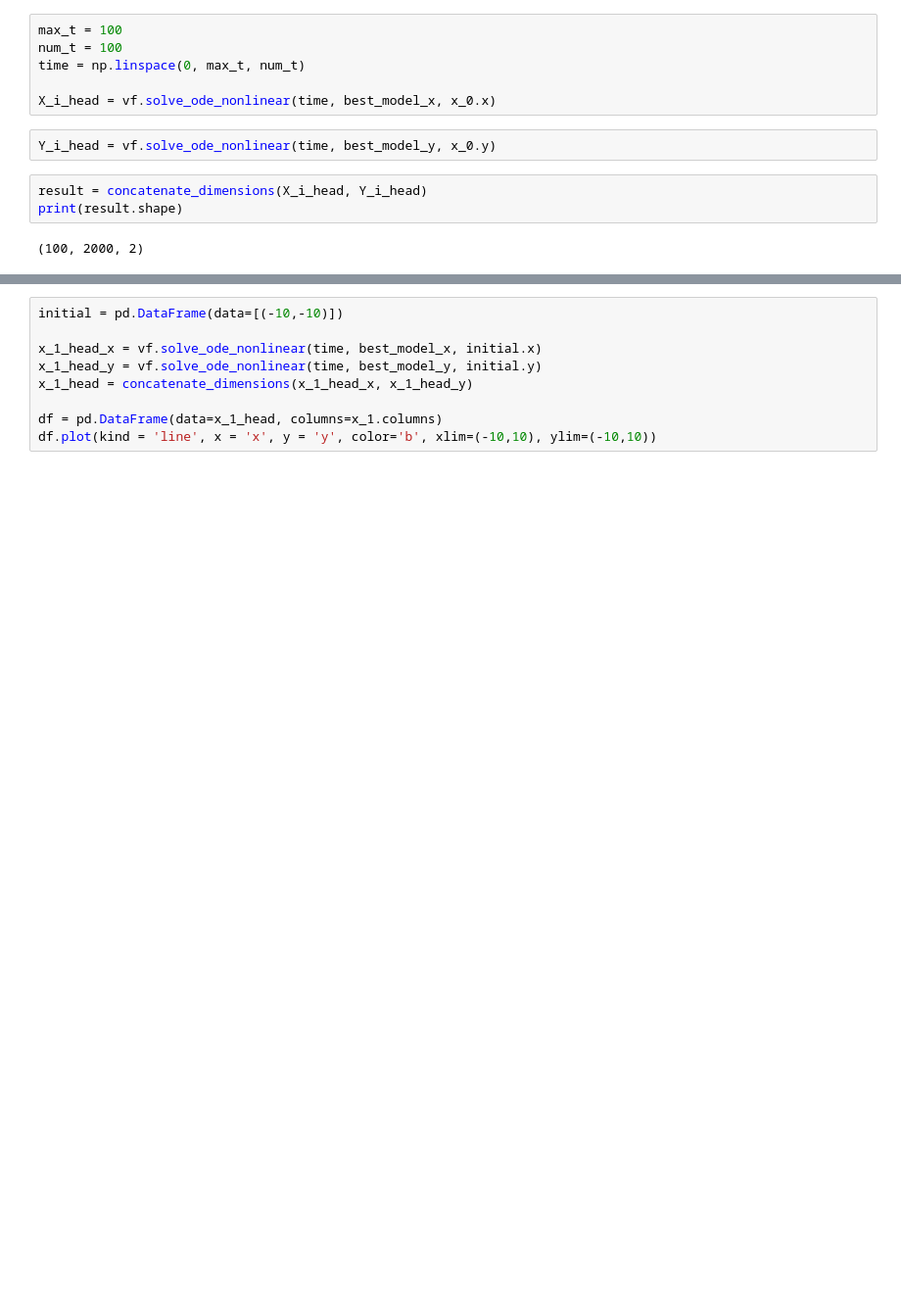
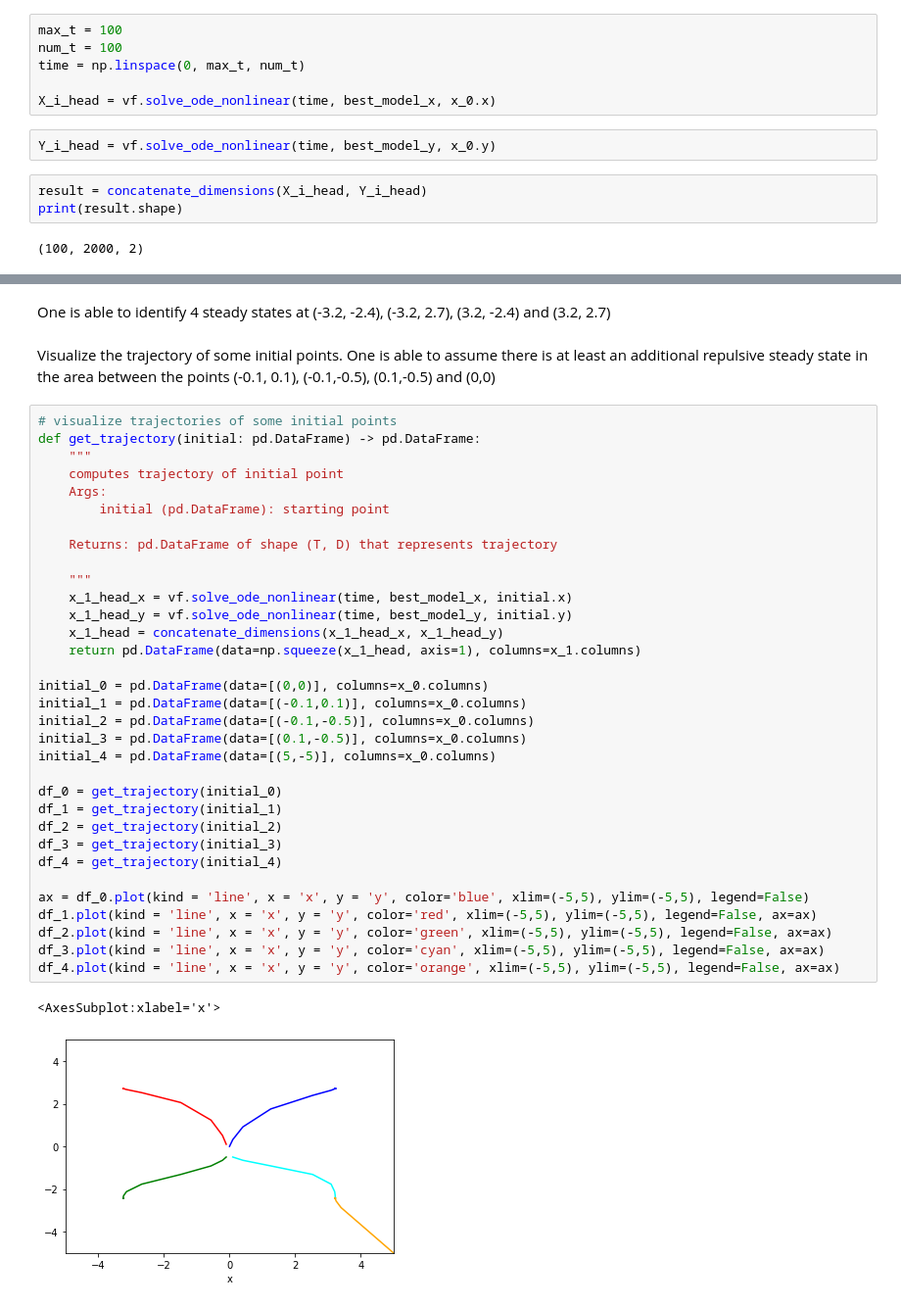
Before and after one commit to sonmikrafft-uni-MLCMS/ex5, a Jupyter notebook: task_3.ipynb, the cells around one changed output, grey strips where cells are left out. Shown at 98% size. Saved outputs shown, nothing was run; the diff lists cells and outputs as text; blank space fills up the shorter version.

Commit message:
fix bugs and add trajectories of points

```diff
--- a/task_3.ipynb
+++ b/task_3.ipynb
@@ -211,9 +215,40 @@ df.plot(kind = 'scatter', x = 'x', y = 'y', color='b', xlim=(-10, 10), ylim=(-10
-# %%
-initial = pd.DataFrame(data=[(-10,-10)])
-
-x_1_head_x = vf.solve_ode_nonlinear(time, best_model_x, initial.x)
-x_1_head_y = vf.solve_ode_nonlinear(time, best_model_y, initial.y)
-x_1_head = concatenate_dimensions(x_1_head_x, x_1_head_y)
-
-df = pd.DataFrame(data=x_1_head, columns=x_1.columns)
-df.plot(kind = 'line', x = 'x', y = 'y', color='b', xlim=(-10,10), ylim=(-10,10))
+# %% [markdown]
+One is able to identify 4 steady states at (-3.2, -2.4), (-3.2, 2.7), (3.2, -2.4) and (3.2, 2.7)
+# %% [markdown]
+Visualize the trajectory of some initial points. One is able to assume there is at least an additional repulsive steady state in the area between the points (-0.1, 0.1), (-0.1,-0.5), (0.1,-0.5) and (0,0)
+# %%
+# visualize trajectories of some initial points
+def get_trajectory(initial: pd.DataFrame) -> pd.DataFrame:
+    """
+    computes trajectory of initial point
+    Args:
+        initial (pd.DataFrame): starting point
+
+    Returns: pd.DataFrame of shape (T, D) that represents trajectory
+
+    """
+    x_1_head_x = vf.solve_ode_nonlinear(time, best_model_x, initial.x)
+    x_1_head_y = vf.solve_ode_nonlinear(time, best_model_y, initial.y)
+    x_1_head = concatenate_dimensions(x_1_head_x, x_1_head_y)
+    return pd.DataFrame(data=np.squeeze(x_1_head, axis=1), columns=x_1.columns)
+
+initial_0 = pd.DataFrame(data=[(0,0)], columns=x_0.columns)
+initial_1 = pd.DataFrame(data=[(-0.1,0.1)], columns=x_0.columns)
+initial_2 = pd.DataFrame(data=[(-0.1,-0.5)], columns=x_0.columns)
+initial_3 = pd.DataFrame(data=[(0.1,-0.5)], columns=x_0.columns)
+initial_4 = pd.DataFrame(data=[(5,-5)], columns=x_0.columns)
+
+df_0 = get_trajectory(initial_0)
+df_1 = get_trajectory(initial_1)
+df_2 = get_trajectory(initial_2)
+df_3 = get_trajectory(initial_3)
+df_4 = get_trajectory(initial_4)
+
+ax = df_0.plot(kind = 'line', x = 'x', y = 'y', color='blue', xlim=(-5,5), ylim=(-5,5), legend=False)
+df_1.plot(kind = 'line', x = 'x', y = 'y', color='red', xlim=(-5,5), ylim=(-5,5), legend=False, ax=ax)
+df_2.plot(kind = 'line', x = 'x', y = 'y', color='green', xlim=(-5,5), ylim=(-5,5), legend=False, ax=ax)
+df_3.plot(kind = 'line', x = 'x', y = 'y', color='cyan', xlim=(-5,5), ylim=(-5,5), legend=False, ax=ax)
+df_4.plot(kind = 'line', x = 'x', y = 'y', color='orange', xlim=(-5,5), ylim=(-5,5), legend=False, ax=ax)
+# %% [output]
+<AxesSubplot:xlabel='x'>
+[figure, added]
```
Also changed, not shown: parts of 3 cells of this notebook, 1 other file.
